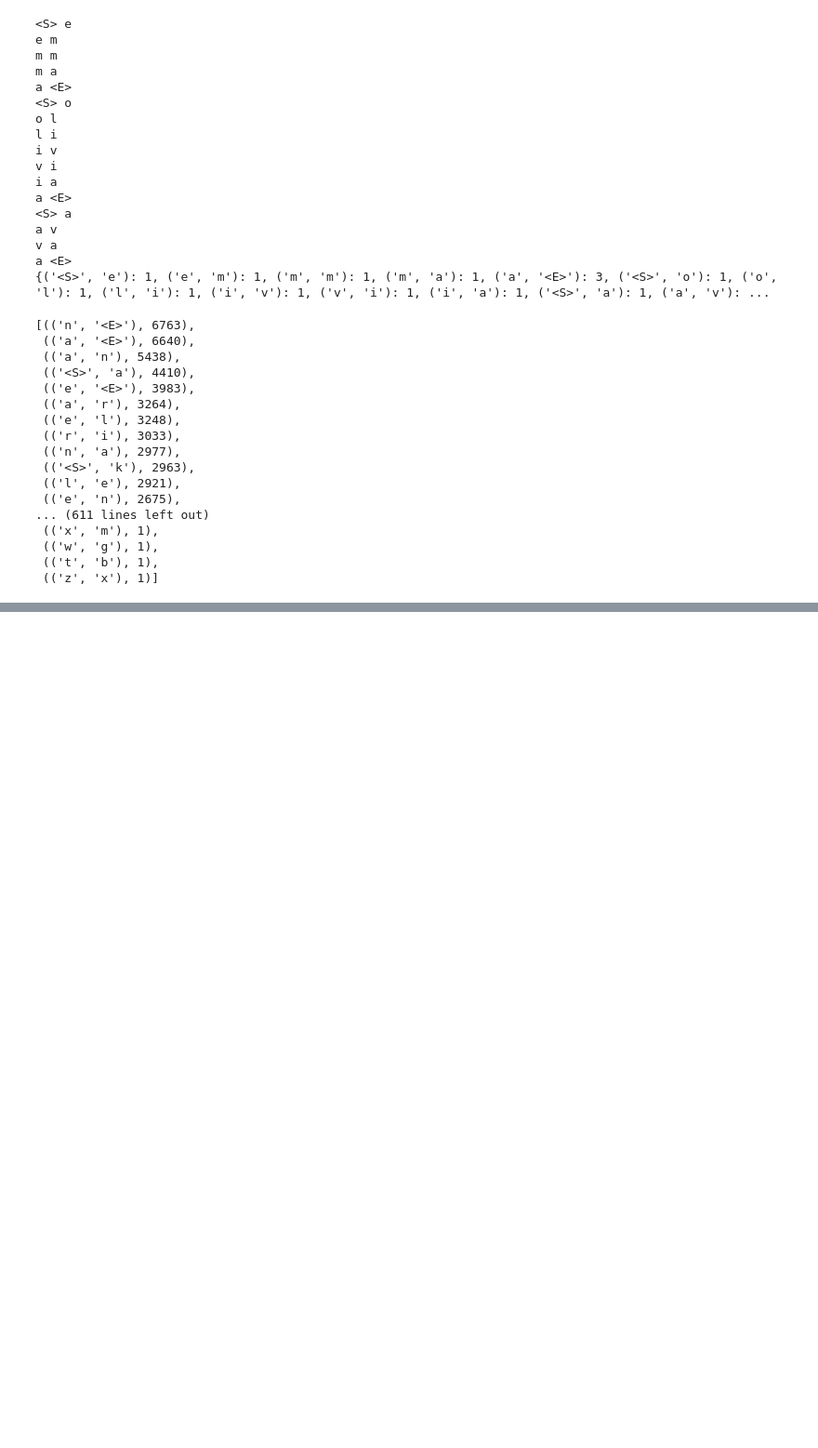
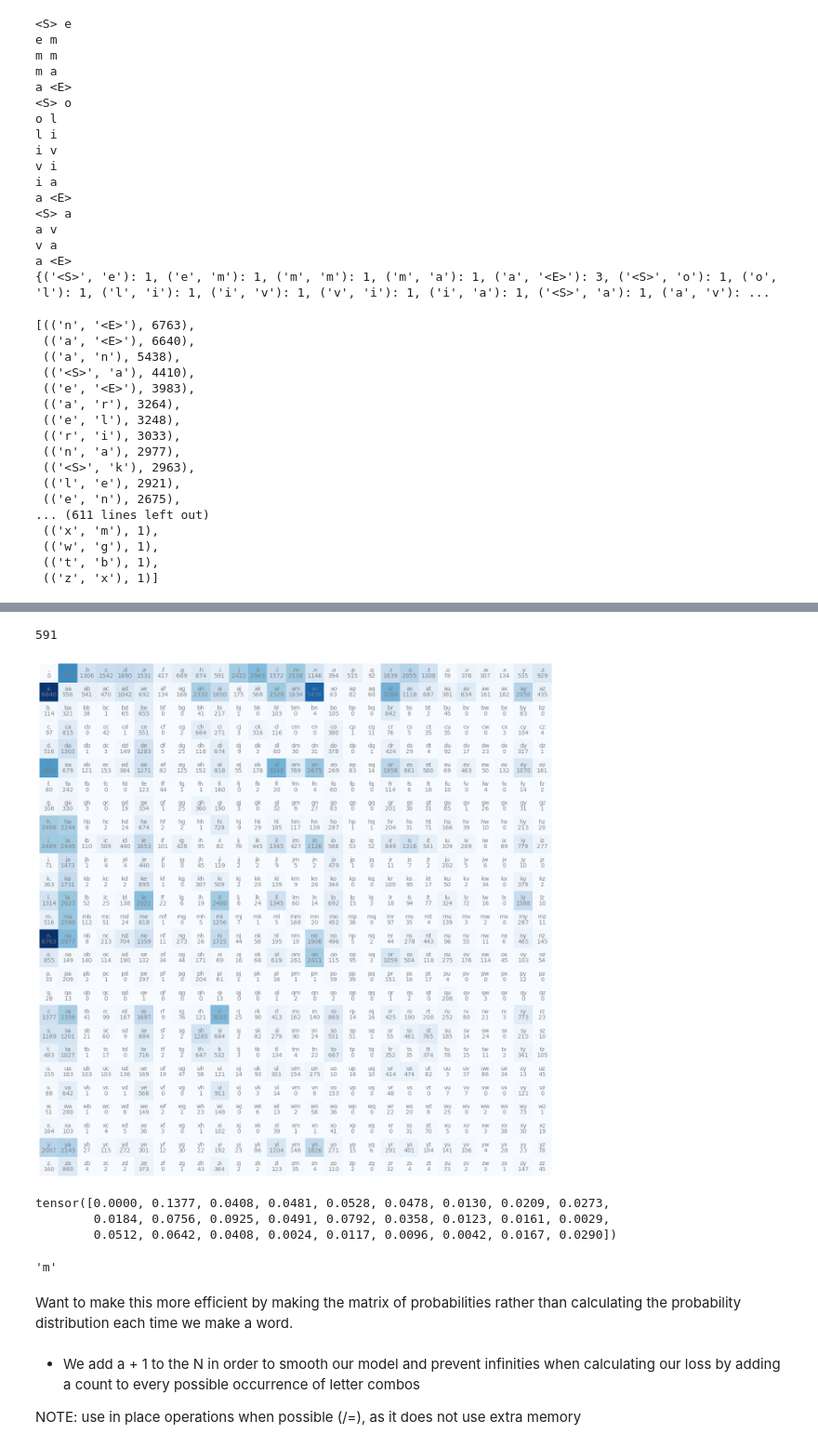
Before and after one commit to mtvaden1/Learning_Neural_Networks, a Jupyter notebook: AK2_intro_to_LM.ipynb, the cells around one changed output, grey strips where cells are left out. Shown at 93% size. Cells and saved outputs as stored; diff of their text form; code cells hidden in the pictures; blank space fills up the shorter version.

```diff
--- a/AK2_intro_to_LM.ipynb
+++ b/AK2_intro_to_LM.ipynb
@@ -84,0 +87,9 @@ sorted(b.items(), key = lambda kv: -kv[1]) # we want to sort all bigrams by occu
+# %%
+# making counts for occurrence of each letter but we use one variable for either start or end so 27
+N = torch.zeros((27,27), dtype = torch.int32) # by default is single point float 32, but we want to use int for count
+# %%
+chars = sorted(list(set(''.join(words))))
+stoi = {s:i+1 for i,s in enumerate(chars)}
+stoi['.'] = 0
+
+stoi
@@ -84,0 +114,43 @@ sorted(b.items(), key = lambda kv: -kv[1]) # we want to sort all bigrams by occu
+# %%
+itos = {i:s for s,i in stoi.items()}
+# %%
+for w in words:
+    chs = ['.'] + [*w] + ['.'] # start and end 'characters'
+    for ch1, ch2 in zip(chs, chs[1:]):
+        ix1 = stoi[ch1]
+        ix2 = stoi[ch2]
+        N[ix1, ix2] += 1
+# %%
+N[0, 9].item() # Need item() to access the int in the tensor object
+# %% [output]
+591
+# %%
+import matplotlib.pyplot as plt
+%matplotlib inline
+
+plt.figure(figsize=(16,16))
+plt.imshow(N, cmap='Blues')
+for i in range(27):
+    for j in range(27):
+        chstr = itos[i] + itos[j]
+        plt.text(j, i, chstr, ha="center", va="bottom", color='gray')
+        plt.text(j, i, N[i, j].item(), ha="center", va="top", color='gray')
+plt.axis('off');
+# %% [output]
+[figure, added]
+# %%
+p = N[0].float()
+p = p / sum(p)
+p
+# %% [output]
+tensor([0.0000, 0.1377, 0.0408, 0.0481, 0.0528, 0.0478, 0.0130, 0.0209, 0.0273,
+        0.0184, 0.0756, 0.0925, 0.0491, 0.0792, 0.0358, 0.0123, 0.0161, 0.0029,
+        0.0512, 0.0642, 0.0408, 0.0024, 0.0117, 0.0096, 0.0042, 0.0167, 0.0290])
+# %%
+g = torch.Generator().manual_seed(73)
+ix = torch.multinomial(p, num_samples=1, replacement=True, generator=g).item()
+itos[ix]
+# %% [output]
+'m'
+# %% [markdown]
+Want to make this more efficient by making the matrix of probabilities rather than calculating the probability distribution each time we make a word.
@@ -84,0 +161,4 @@ sorted(b.items(), key = lambda kv: -kv[1]) # we want to sort all bigrams by occu
+# %% [markdown]
+- We add a + 1 to the N in order to smooth our model and prevent infinities when calculating our loss by adding a count to every possible occurrence of letter combos
+
+NOTE: use in place operations when possible (/=), as it does not use extra memory
```
Also changed, not shown: parts of 53 cells of this notebook.
